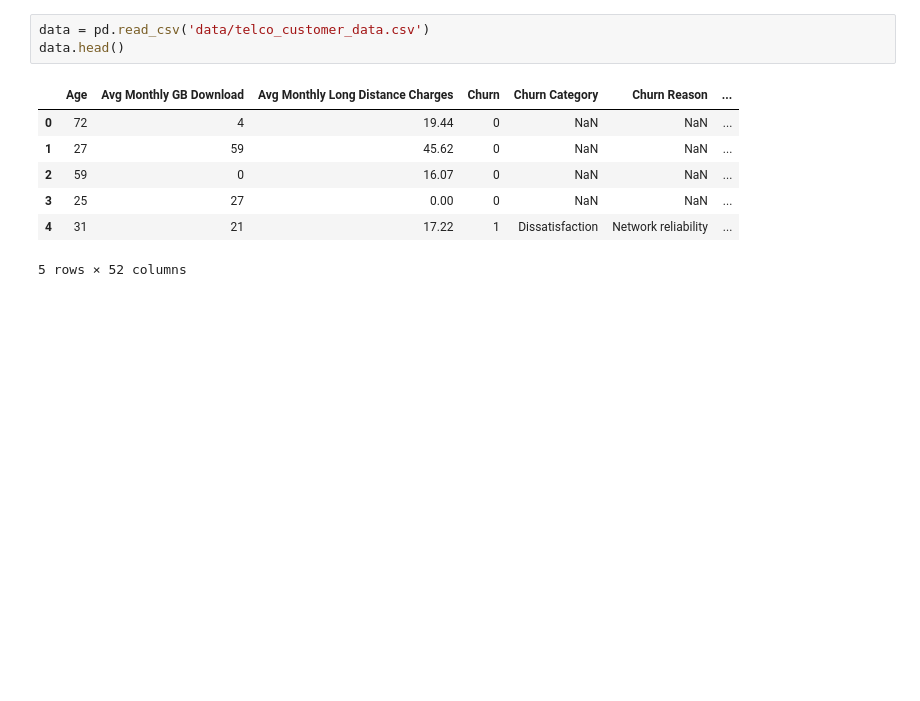
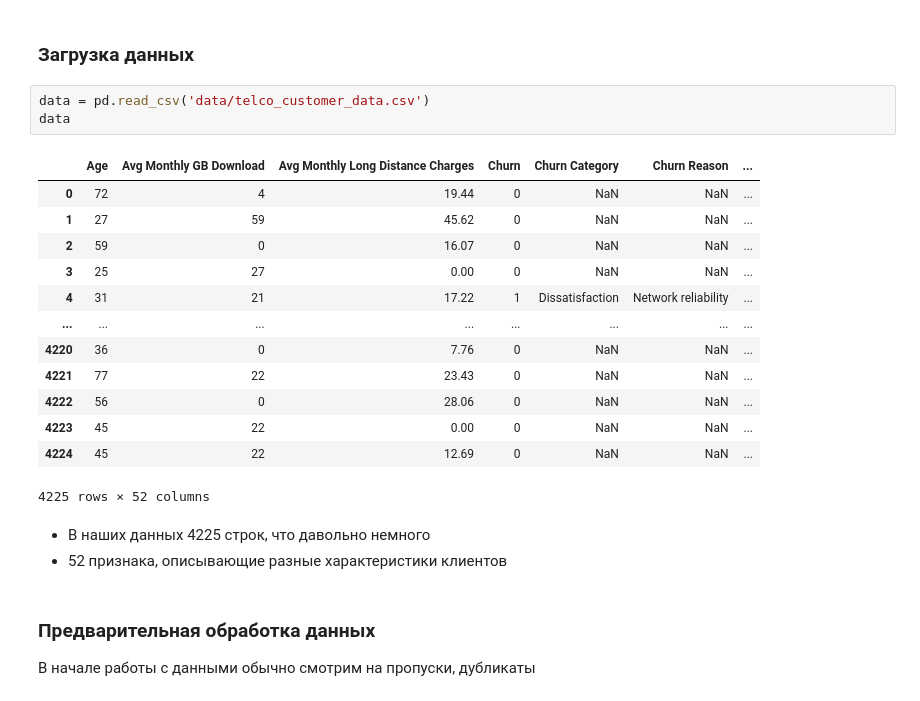
Before and after one commit to kostya9705/Portfolio, a Jupyter notebook: TelecomCustomerAnalysis/analysis.ipynb, the cells around one changed output. Cells and saved outputs as stored; diff of their text form; blank space fills up the shorter version.

```diff
--- a/TelecomCustomerAnalysis/analysis.ipynb
+++ b/TelecomCustomerAnalysis/analysis.ipynb
@@ -3,11 +36,25 @@ import pandas as pd
+# %% [markdown]
+### Загрузка данных
 # %%
 data = pd.read_csv('data/telco_customer_data.csv')
-data.head()
+data
 # %% [output]
 |  | Age | Avg Monthly GB Download | Avg Monthly Long Distance Charges | Churn | Churn Category | Churn Reason | ... |
 | 0 | 72 | 4 | 19.44 | 0 | NaN | NaN | ... |
 | 1 | 27 | 59 | 45.62 | 0 | NaN | NaN | ... |
 | 2 | 59 | 0 | 16.07 | 0 | NaN | NaN | ... |
 | 3 | 25 | 27 | 0.00 | 0 | NaN | NaN | ... |
 | 4 | 31 | 21 | 17.22 | 1 | Dissatisfaction | Network reliability | ... |
+| ... | ... | ... | ... | ... | ... | ... | ... |
+| 4220 | 36 | 0 | 7.76 | 0 | NaN | NaN | ... |
+| 4221 | 77 | 22 | 23.43 | 0 | NaN | NaN | ... |
+| 4222 | 56 | 0 | 28.06 | 0 | NaN | NaN | ... |
+| 4223 | 45 | 22 | 0.00 | 0 | NaN | NaN | ... |
+| 4224 | 45 | 22 | 12.69 | 0 | NaN | NaN | ... |
-5 rows × 52 columns
+4225 rows × 52 columns
+# %% [markdown]
+- В наших данных 4225 строк, что давольно немного
+- 52 признака, описывающие разные характеристики клиентов
+# %% [markdown]
+### Предварительная обработка данных
+В начале работы с данными обычно смотрим на пропуски, дубликаты
```
Also changed, not shown: parts of 59 cells of this notebook, 6 other files.
